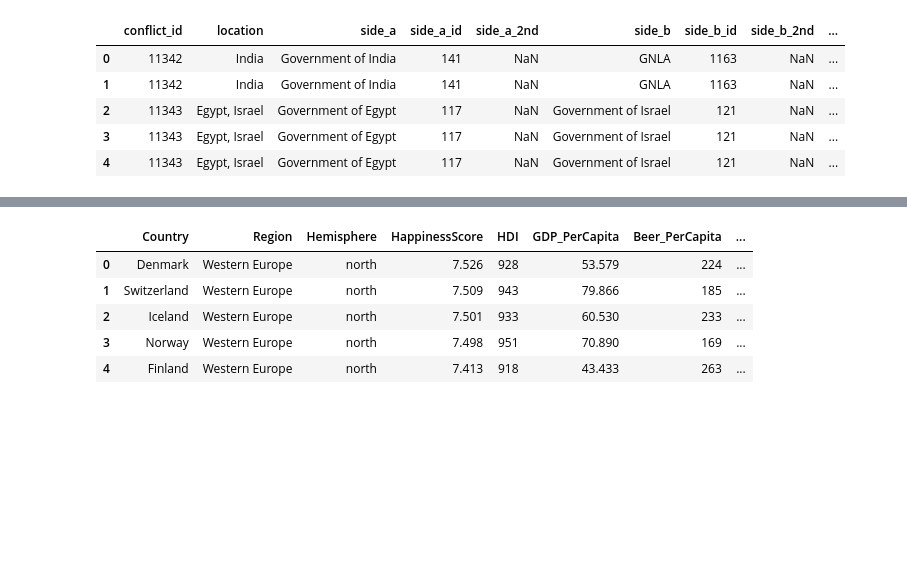
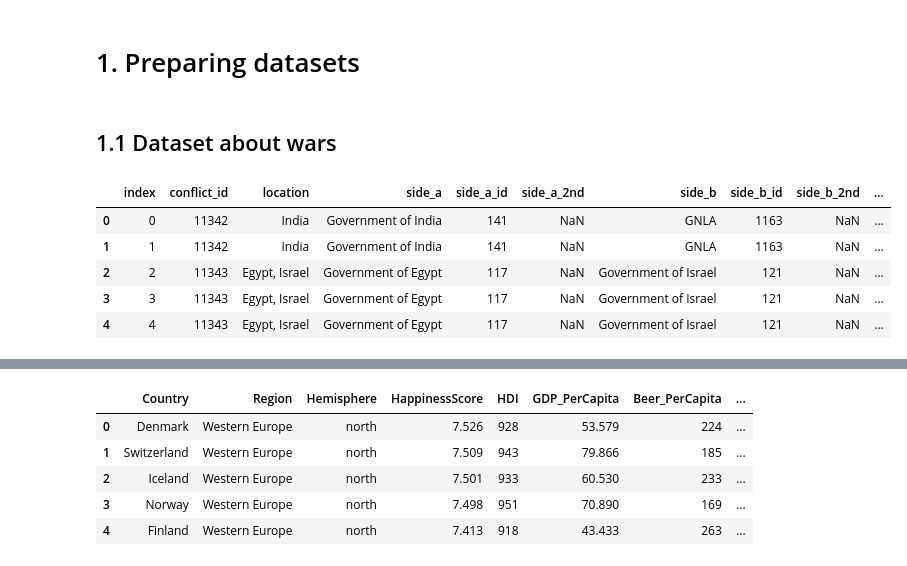
Before and after one commit to OlgaSazanova/DI_Bootcamp, a Jupyter notebook: Final project/Final_project.ipynb, the cells around one changed output, grey strips where cells are left out. Cells and saved outputs as stored; diff of their text form; code cells hidden in the pictures; blank space fills up the shorter version.

```diff
--- a/Final project/Final_project.ipynb
+++ b/Final project/Final_project.ipynb
@@ -1,15 +1,21 @@
 # %%
 import pandas as pd
+# %% [markdown]
+# 1. Preparing datasets
+# %% [markdown]
+## 1.1 Dataset about wars
 # %%
 war_df= pd.read_csv(r'C:\Users\Olga_hp\Desktop\Github\DI_Bootcamp\Final project\ucdp-prio-acd-241-csv\UcdpPrioConflict_v24_1.csv')
 pd.set_option('display.max_columns', None)
+war_df.reset_index(inplace=True)
 war_df.head()
 
+
 #https://ucdp.uu.se/downloads/
 # %% [output]
-|  | conflict_id | location | side_a | side_a_id | side_a_2nd | side_b | side_b_id | side_b_2nd | ... |
-| 0 | 11342 | India | Government of India | 141 | NaN | GNLA | 1163 | NaN | ... |
-| 1 | 11342 | India | Government of India | 141 | NaN | GNLA | 1163 | NaN | ... |
-| 2 | 11343 | Egypt, Israel | Government of Egypt | 117 | NaN | Government of Israel | 121 | NaN | ... |
-| 3 | 11343 | Egypt, Israel | Government of Egypt | 117 | NaN | Government of Israel | 121 | NaN | ... |
-| 4 | 11343 | Egypt, Israel | Government of Egypt | 117 | NaN | Government of Israel | 121 | NaN | ... |
+|  | index | conflict_id | location | side_a | side_a_id | side_a_2nd | side_b | side_b_id | side_b_2nd | ... |
+| 0 | 0 | 11342 | India | Government of India | 141 | NaN | GNLA | 1163 | NaN | ... |
+| 1 | 1 | 11342 | India | Government of India | 141 | NaN | GNLA | 1163 | NaN | ... |
+| 2 | 2 | 11343 | Egypt, Israel | Government of Egypt | 117 | NaN | Government of Israel | 121 | NaN | ... |
+| 3 | 3 | 11343 | Egypt, Israel | Government of Egypt | 117 | NaN | Government of Israel | 121 | NaN | ... |
+| 4 | 4 | 11343 | Egypt, Israel | Government of Egypt | 117 | NaN | Government of Israel | 121 | NaN | ... |
```
Also changed, not shown: parts of 135 cells of this notebook, 3 other files.
